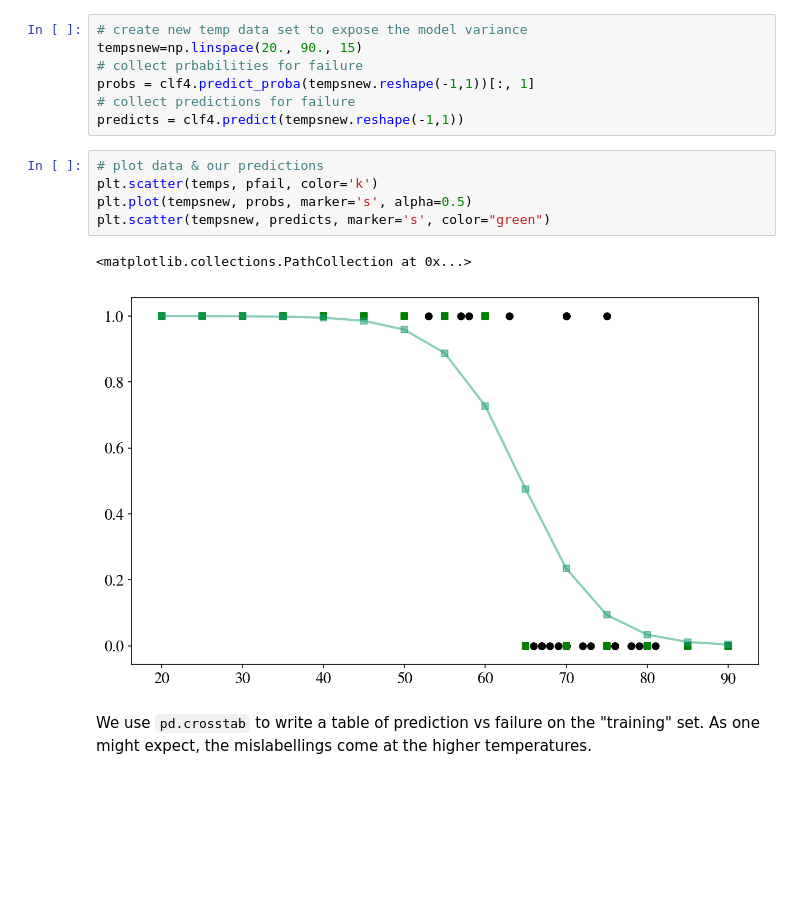
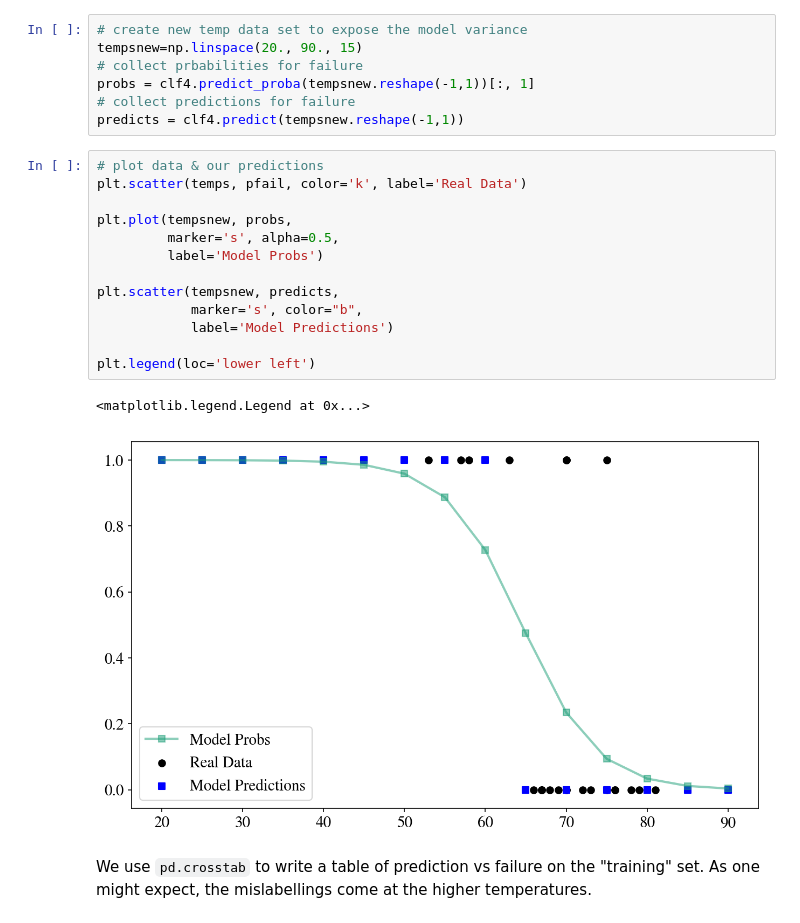
Before and after one commit to joaoDragado/quickstart_guides, a Jupyter notebook: Regression_PCA_via_sklearn/Lab4_user.ipynb, the cells around one changed output. Drawn from its saved outputs; the diff is of its cells as text; blank space fills up the shorter version.

```diff
--- a/Regression_PCA_via_sklearn/Lab4_user.ipynb
+++ b/Regression_PCA_via_sklearn/Lab4_user.ipynb
@@ -280,12 +283,20 @@ probs = clf4.predict_proba(tempsnew.reshape(-1,1))[:, 1]
 predicts = clf4.predict(tempsnew.reshape(-1,1))
 # %%
 # plot data & our predictions
-plt.scatter(temps, pfail, color='k')
-plt.plot(tempsnew, probs, marker='s', alpha=0.5)
-plt.scatter(tempsnew, predicts, marker='s', color="green")
+plt.scatter(temps, pfail, color='k', label='Real Data')
+
+plt.plot(tempsnew, probs,
+         marker='s', alpha=0.5,
+         label='Model Probs')
+
+plt.scatter(tempsnew, predicts,
+            marker='s', color="b",
+            label='Model Predictions')
+
+plt.legend(loc='lower left')
 # %% [output]
-<matplotlib.collections.PathCollection at 0x...>
+<matplotlib.legend.Legend at 0x...>
-[figure, old version]
+[figure, new version]
 # %% [markdown]
 We use `pd.crosstab` to write a table of prediction vs failure on the "training" set. As one might expect, the mislabellings come at the higher temperatures.
 # %%
```
Also changed, not shown: parts of 9 cells of this notebook, 1 other file.
